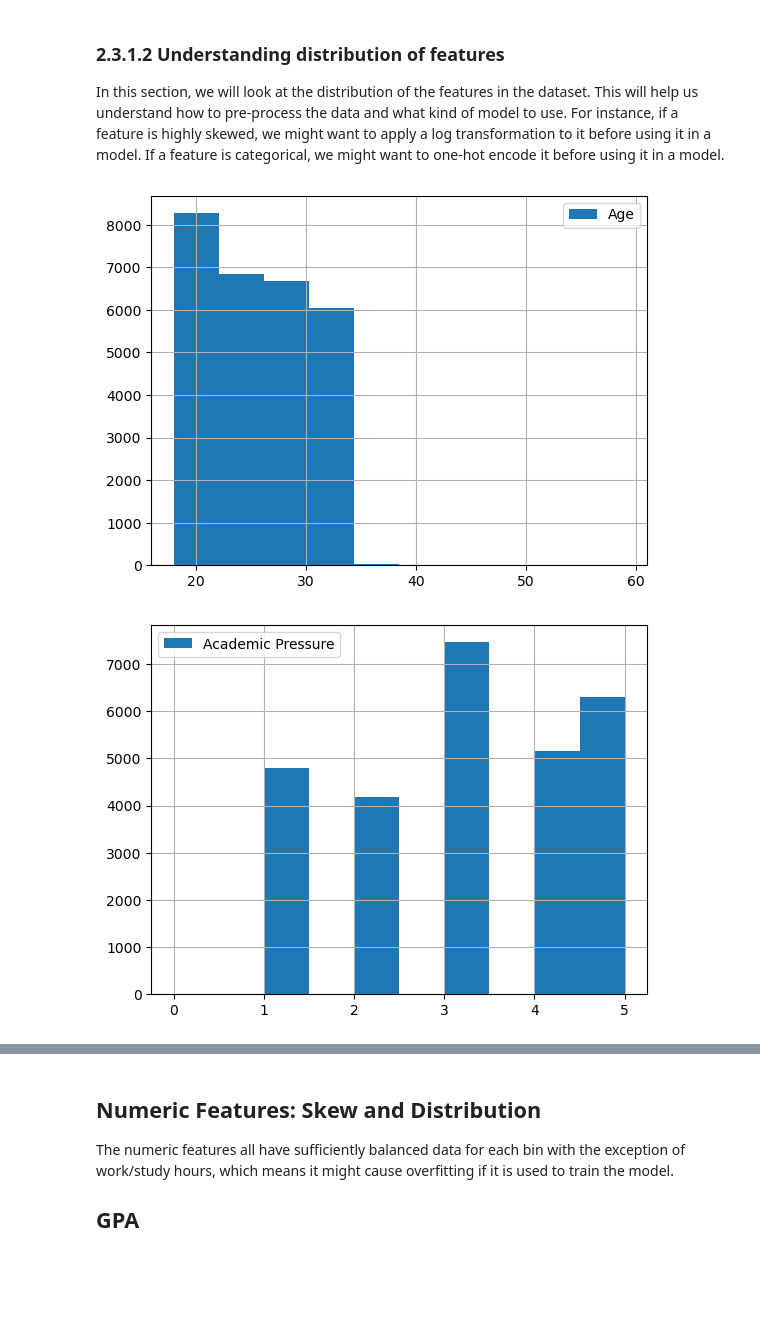
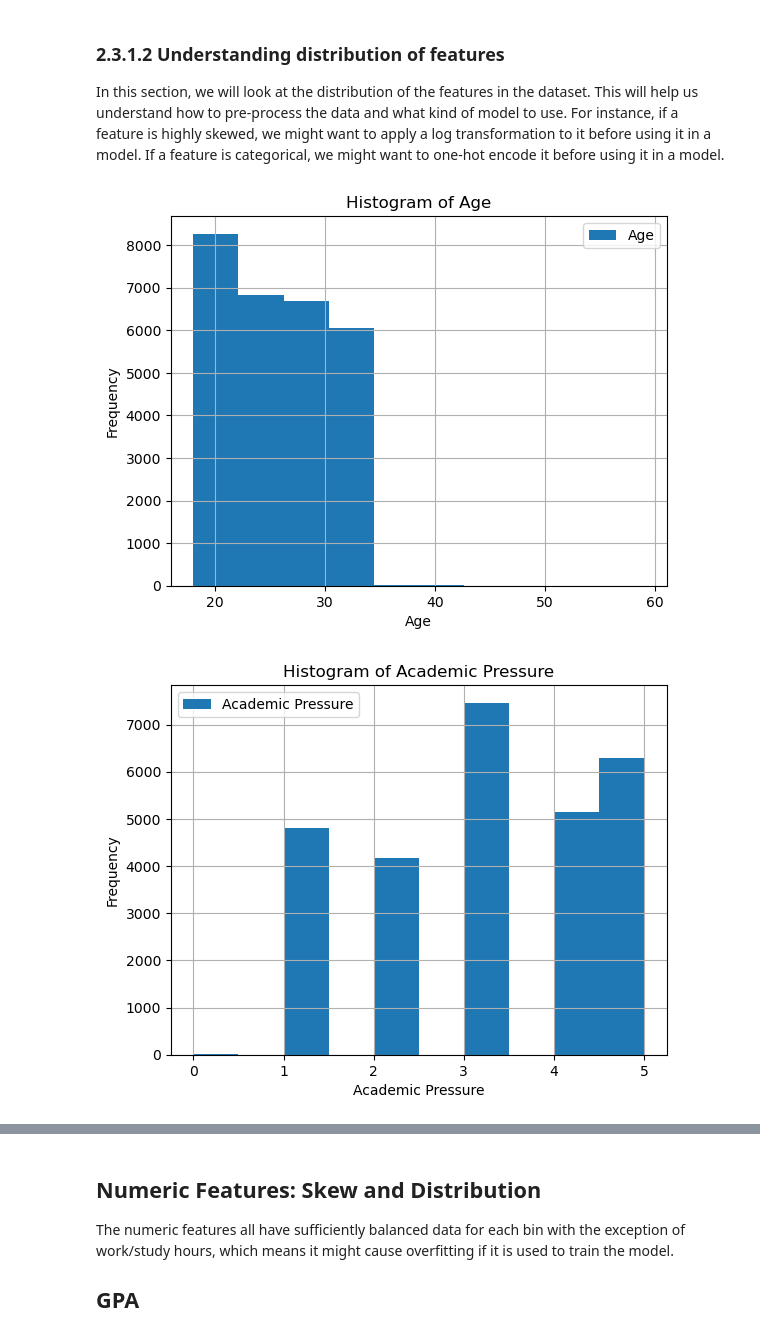
Before and after one commit to EdwinGoh1/mldp-ay2526, a Jupyter notebook: Goh_Yi_Rong_Edwin_2401058I_PC01_MLDP_Program_Codes.ipynb, the cells around one changed output, grey strips where cells are left out. Drawn from its saved outputs; the diff is of its cells as text; code cells hidden in the pictures; blank space fills up the shorter version.

```diff
--- a/Goh_Yi_Rong_Edwin_2401058I_PC01_MLDP_Program_Codes.ipynb
+++ b/Goh_Yi_Rong_Edwin_2401058I_PC01_MLDP_Program_Codes.ipynb
@@ -161,14 +170,17 @@ In this section, we will look at the distribution of the features in the dataset
 # %%
 # Understanding distribution of features
 # df["CGPA"].hist(legend= True)
 # plt.show()
 
 numeric_cols = ["Age", "Academic Pressure", "Work Pressure", "CGPA",
                 "Study Satisfaction", "Job Satisfaction", "Work/Study Hours"]
 
 for i, col in enumerate(numeric_cols):
 	df[col].hist(legend=True)
+	plt.title(f"Histogram of {col}")
+	plt.ylabel("Frequency")
+	plt.xlabel(col)
 	plt.show()
 # %% [output]
-[figure, old version]
+[figure, new version]
-[figure, old version]
+[figure, new version]
```
Also changed, not shown: parts of 18 cells of this notebook.
